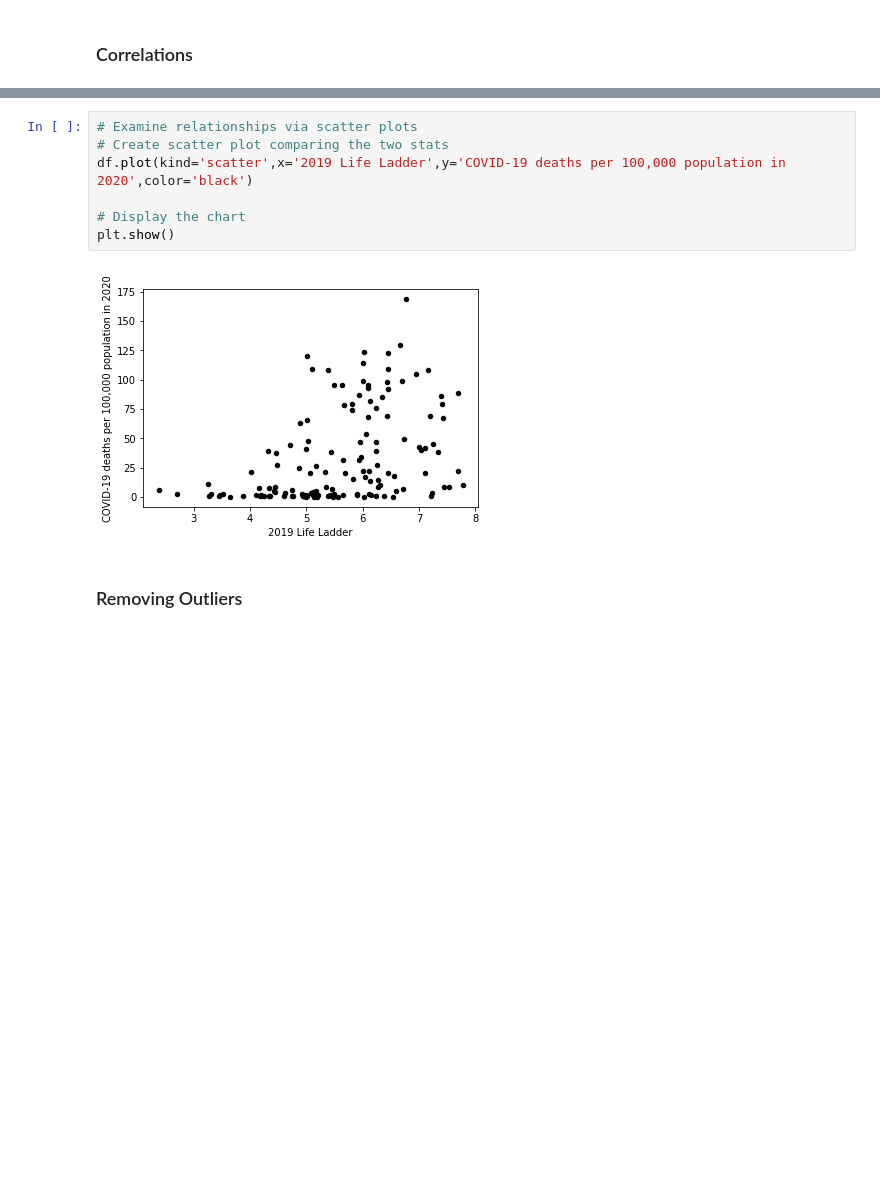
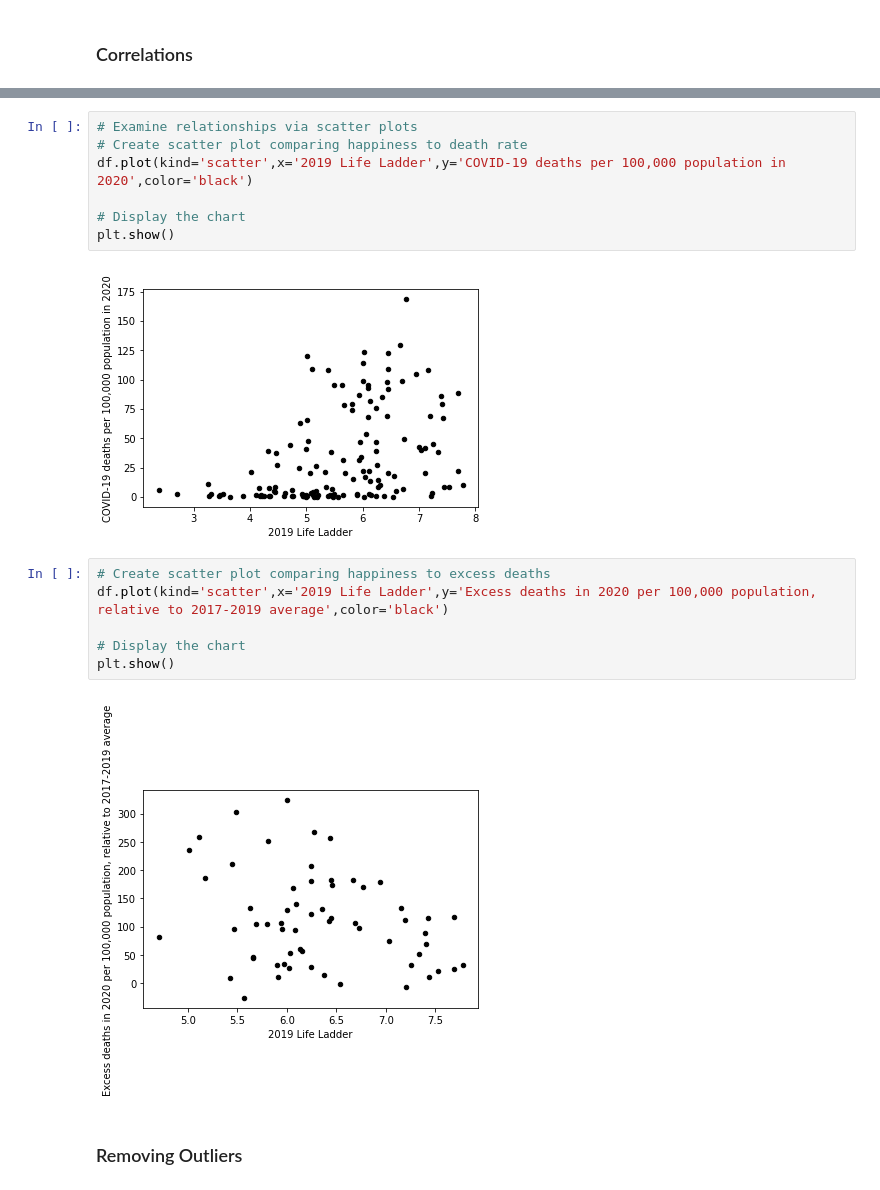
Before and after one commit to sydnipierce/butler-groupD-project1, a Jupyter notebook: Analysis/data_expl_cleansing.ipynb, the cells around one changed output, grey strips where cells are left out. Cells and saved outputs as stored; diff of their text form; blank space fills up the shorter version.

Commit message:
Added several visualizations of the relationships between potential independent variables, selected the country group for which excess deaths data exists to minimize effect of age

```diff
--- a/Analysis/data_expl_cleansing.ipynb
+++ b/Analysis/data_expl_cleansing.ipynb
@@ -142,13 +142,21 @@ df.corr()
 | Excess deaths in 2020 per 100,000... | NaN | -0.279741 | -0.263087 | -0.286012 | -0.259519 | ... |
 # %%
 # Examine relationships via scatter plots
-# Create scatter plot comparing the two stats
+# Create scatter plot comparing happiness to death rate
 df.plot(kind='scatter',x='2019 Life Ladder',y='COVID-19 deaths per 100,000 population in 2020',color='black')
 
 # Display the chart
 plt.show()
 # %% [output]
 [figure]
+# %%
+# Create scatter plot comparing happiness to excess deaths
+df.plot(kind='scatter',x='2019 Life Ladder',y='Excess deaths in 2020 per 100,000 population, relative to 2017-2019 average',color='black')
+
+# Display the chart
+plt.show()
+# %% [output]
+[figure, added]
 # %% [markdown]
 ### Removing Outliers
 # %%
```
Also changed, not shown: parts of 11 cells of this notebook.
